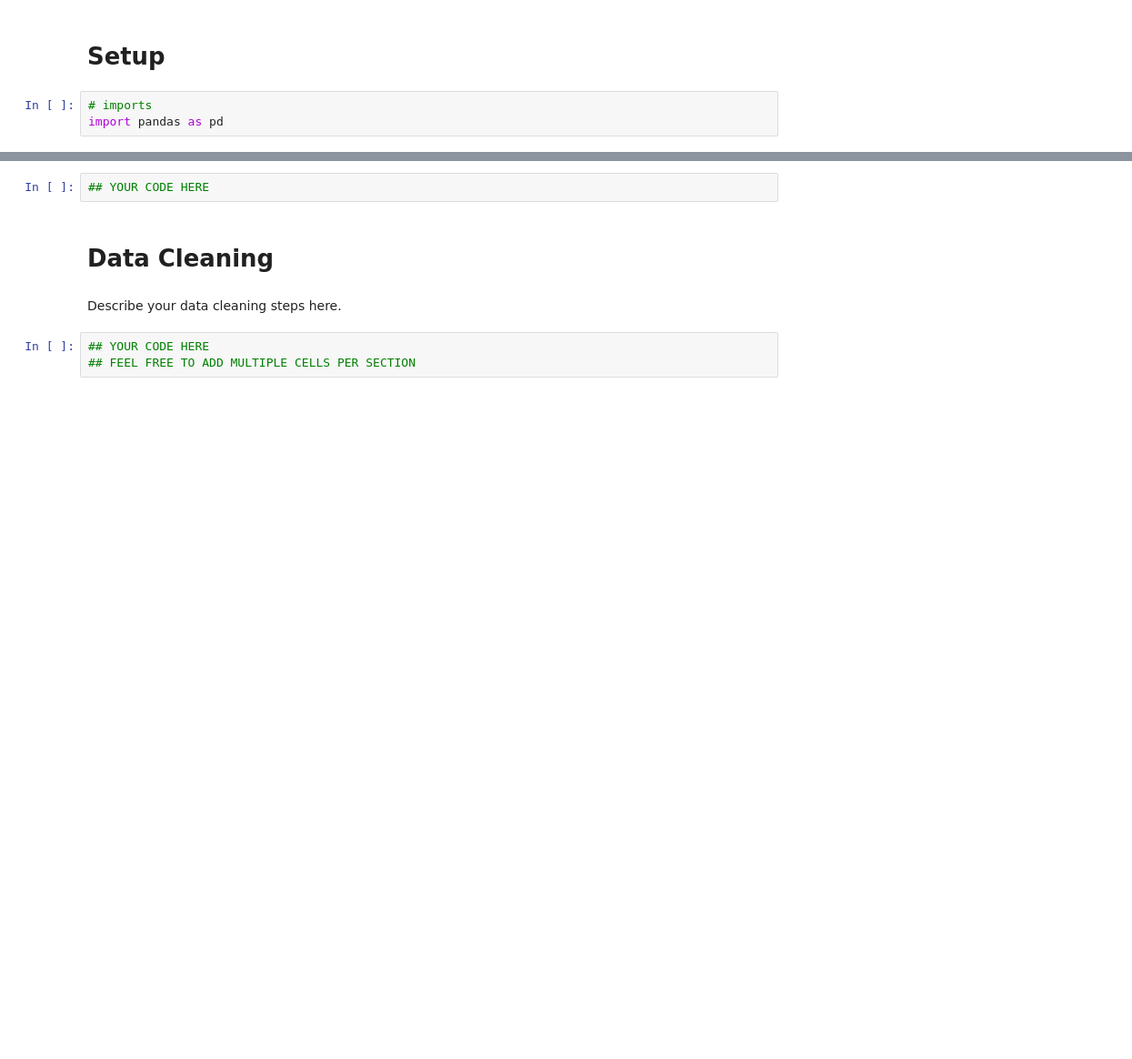
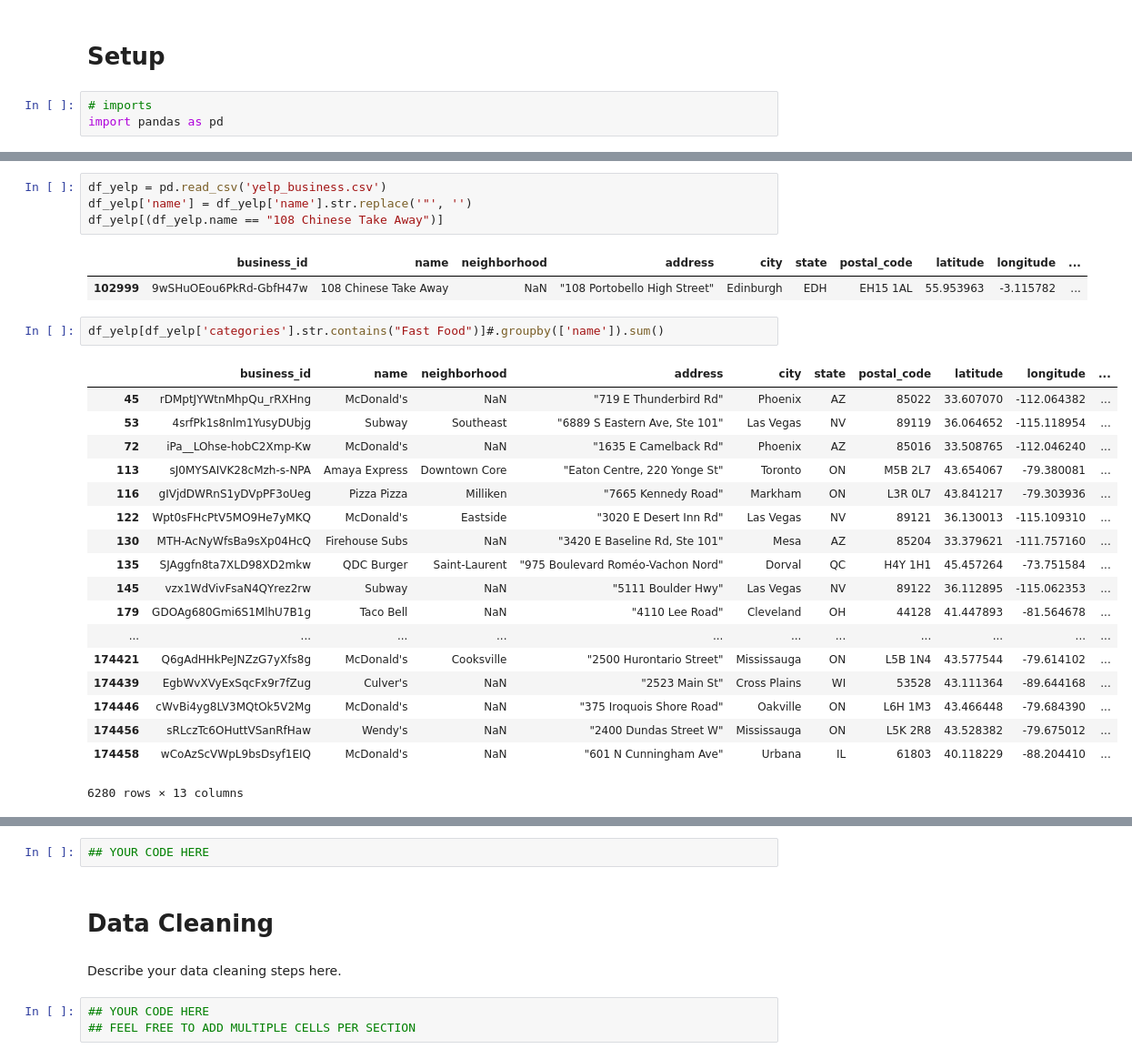
Before and after one commit to yat018/COGS108-Team-Pepperoni, a Jupyter notebook: FinalProject.ipynb, the cells around one changed output, grey strips where cells are left out. Shown at 91% size. Saved outputs shown, nothing was run; the diff lists cells and outputs as text; blank space fills up the shorter version.

Commit message:
Add Yelp Data

```diff
--- a/FinalProject.ipynb
+++ b/FinalProject.ipynb
@@ -83,3 +87,31 @@ mc_quarter_profit.head()
+# %%
+df_yelp = pd.read_csv('yelp_business.csv')
+df_yelp['name'] = df_yelp['name'].str.replace('"', '')
+df_yelp[(df_yelp.name == "108 Chinese Take Away")]
+# %% [output]
+|  | business_id | name | neighborhood | address | city | state | postal_code | latitude | longitude | ... |
+| 102999 | 9wSHuOEou6PkRd-GbfH47w | 108 Chinese Take Away | NaN | "108 Portobello High Street" | Edinburgh | EDH | EH15 1AL | 55.953963 | -3.115782 | ... |
+# %%
+df_yelp[df_yelp['categories'].str.contains("Fast Food")]#.groupby(['name']).sum()
+# %% [output]
+|  | business_id | name | neighborhood | address | city | state | postal_code | latitude | longitude | ... |
+| 45 | rDMptJYWtnMhpQu_rRXHng | McDonald's | NaN | "719 E Thunderbird Rd" | Phoenix | AZ | 85022 | 33.607070 | -112.064382 | ... |
+| 53 | 4srfPk1s8nlm1YusyDUbjg | Subway | Southeast | "6889 S Eastern Ave, Ste 101" | Las Vegas | NV | 89119 | 36.064652 | -115.118954 | ... |
+| 72 | iPa__LOhse-hobC2Xmp-Kw | McDonald's | NaN | "1635 E Camelback Rd" | Phoenix | AZ | 85016 | 33.508765 | -112.046240 | ... |
+| 113 | sJ0MYSAIVK28cMzh-s-NPA | Amaya Express | Downtown Core | "Eaton Centre, 220 Yonge St" | Toronto | ON | M5B 2L7 | 43.654067 | -79.380081 | ... |
+| 116 | gIVjdDWRnS1yDVpPF3oUeg | Pizza Pizza | Milliken | "7665 Kennedy Road" | Markham | ON | L3R 0L7 | 43.841217 | -79.303936 | ... |
+| 122 | Wpt0sFHcPtV5MO9He7yMKQ | McDonald's | Eastside | "3020 E Desert Inn Rd" | Las Vegas | NV | 89121 | 36.130013 | -115.109310 | ... |
+| 130 | MTH-AcNyWfsBa9sXp04HcQ | Firehouse Subs | NaN | "3420 E Baseline Rd, Ste 101" | Mesa | AZ | 85204 | 33.379621 | -111.757160 | ... |
+| 135 | SJAggfn8ta7XLD98XD2mkw | QDC Burger | Saint-Laurent | "975 Boulevard Roméo-Vachon Nord" | Dorval | QC | H4Y 1H1 | 45.457264 | -73.751584 | ... |
+| 145 | vzx1WdVivFsaN4QYrez2rw | Subway | NaN | "5111 Boulder Hwy" | Las Vegas | NV | 89122 | 36.112895 | -115.062353 | ... |
+| 179 | GDOAg680Gmi6S1MlhU7B1g | Taco Bell | NaN | "4110 Lee Road" | Cleveland | OH | 44128 | 41.447893 | -81.564678 | ... |
+| ... | ... | ... | ... | ... | ... | ... | ... | ... | ... | ... |
+| 174421 | Q6gAdHHkPeJNZzG7yXfs8g | McDonald's | Cooksville | "2500 Hurontario Street" | Mississauga | ON | L5B 1N4 | 43.577544 | -79.614102 | ... |
+| 174439 | EgbWvXVyExSqcFx9r7fZug | Culver's | NaN | "2523 Main St" | Cross Plains | WI | 53528 | 43.111364 | -89.644168 | ... |
+| 174446 | cWvBi4yg8LV3MQtOk5V2Mg | McDonald's | NaN | "375 Iroquois Shore Road" | Oakville | ON | L6H 1M3 | 43.466448 | -79.684390 | ... |
+| 174456 | sRLczTc6OHuttVSanRfHaw | Wendy's | NaN | "2400 Dundas Street W" | Mississauga | ON | L5K 2R8 | 43.528382 | -79.675012 | ... |
+| 174458 | wCoAzScVWpL9bsDsyf1EIQ | McDonald's | NaN | "601 N Cunningham Ave" | Urbana | IL | 61803 | 40.118229 | -88.204410 | ... |
+6280 rows × 13 columns
 # %%
 # read the list from beef price
 df_list_beef = pd.read_html("https://www.indexmundi.com/commodities/?commodity=beef&months=60")
```
Also changed, not shown: parts of 6 cells of this notebook, 1 other file.
